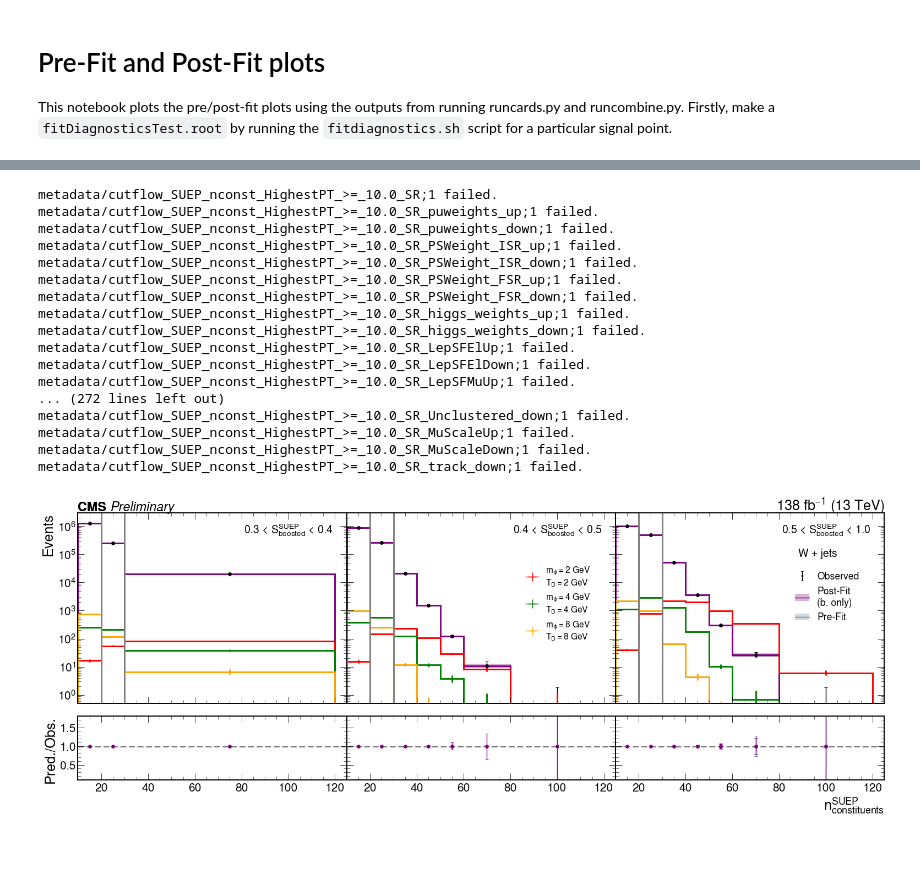
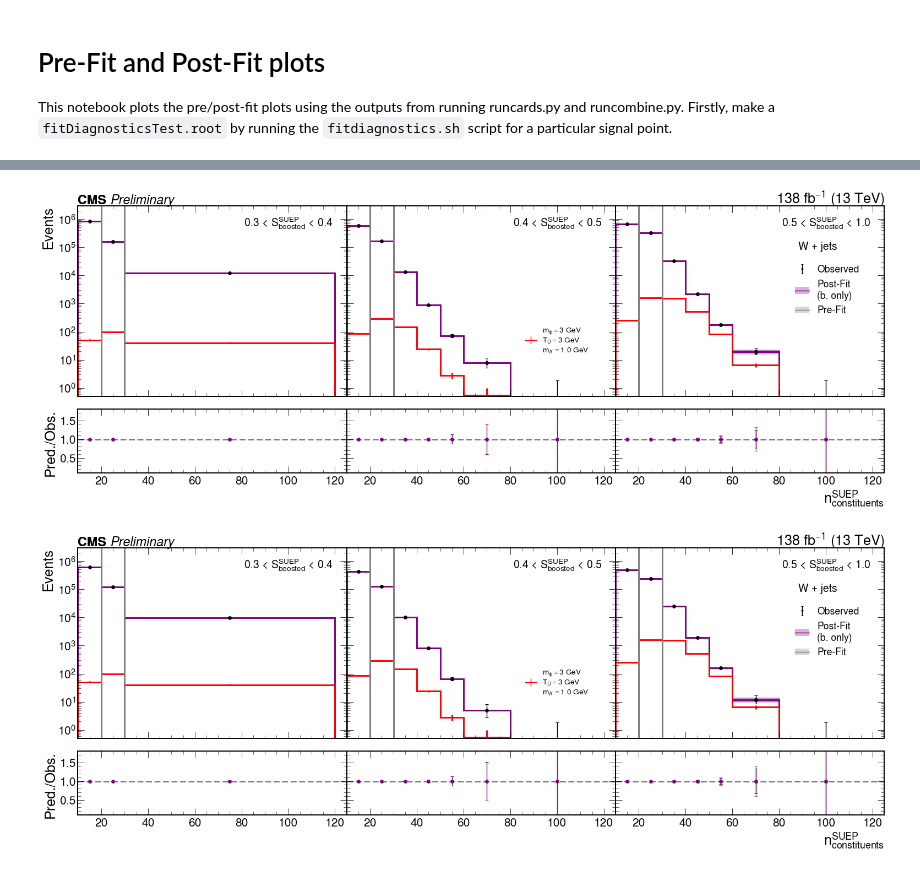
Before and after one commit to SUEPPhysics/SUEPLimits, a Jupyter notebook: notebook_tools/wh_prefit_postfit.ipynb, the cells around one changed output, grey strips where cells are left out. Saved outputs shown, nothing was run; the diff lists cells and outputs as text; code cells hidden in the pictures.

```diff
--- a/notebook_tools/wh_prefit_postfit.ipynb
+++ b/notebook_tools/wh_prefit_postfit.ipynb
@@ -24,9 +25,9 @@ plt.style.use(hep.style.CMS)
 hep.style.use("CMS")
 # %%
 AN_label = "/home/submit/"+os.environ['USER']+"/SUEP/AN-23-183/images/{}.pdf"
-save_to_AN = True
+save_to_AN = False
 # %%
-filename = "../cards/WH_11_24_combinedEras/cards-SUEP_mS125.000_mPhi3.000_T3.000_modegeneric/fitDiagnosticsTest.root"  # replace with your actual ROOT file path
+filename = "../cards/WH_12_31_byLepton/cards-SUEP_mS125.000_mPhi3.000_T3.000_modegeneric/fitDiagnosticsTest.root"  # replace with your actual ROOT file path
 file = uproot.open(filename)
 # %%
 def compute_poisson_interval(values, confidence=0.6827):
@@ -359,6 +355,9 @@ bins = [
 ]
 regions = ['WJHS']
 
+# temp: maybe we should change the region name
+bins = ["mu"+b for b in bins] + ["e"+b for b in bins]
+
 payload, payload_err = read_post_fit_file(file, bins, years, regions)
 payload
 # %% [output]
@@ -402,6 +401,6 @@ payload_err
 # %%
-WJHS_plot_objs = create_plot_objects(payload['WJHS'], payload_err['WJHS'])
-WJHSfig, WJHSaxs, WJHSaxrs = make_postfit(WJHS_plot_objs, region='WJHS', add_signals=True)
+WJHS_plot_objs = create_plot_objects(payload['WJHS'], payload_err['WJHS'], lepton='mu')
+WJHSfig, WJHSaxs, WJHSaxrs = make_postfit(WJHS_plot_objs, region='WJHS', signals=[(3, 3, 'generic')])
 WJHSaxs[2].text(0.68, 0.77, 'W + jets',
             fontsize=20, transform=WJHSaxs[2].transAxes)
 cms = WJHSaxs[0].text(
@@ -417,52 +416,66 @@ simulation = WJHSaxs[0].text(
     horizontalalignment='left'
 )
 if save_to_AN: WJHSfig.savefig(AN_label.format('prepostfit'))
+
+WJHS_plot_objs = create_plot_objects(payload['WJHS'], payload_err['WJHS'], lepton='e')
+WJHSfig, WJHSaxs, WJHSaxrs = make_postfit(WJHS_plot_objs, region='WJHS', signals=[(3, 3, 'generic')])
+WJHSaxs[2].text(0.68, 0.77, 'W + jets',
+            fontsize=20, transform=WJHSaxs[2].transAxes)
+cms = WJHSaxs[0].text(
+    0.0, 1.01, u"CMS ",
+    fontsize=24, fontweight='bold',
+    transform=WJHSaxs[0].transAxes,
+    horizontalalignment='left'
+)
+simulation = WJHSaxs[0].text(
+    0.12, 1.01, u"Preliminary",
+    fontsize=24, fontstyle='italic',
+    transform=WJHSaxs[0].transAxes,
+    horizontalalignment='left'
+)
+if save_to_AN: WJHSfig.savefig(AN_label.format('prepostfit'))
+
 # WJLS_plot_objs = create_plot_objects(payload['WJLS'], payload_err['WJLS'])
 # WJLSfig, WJLSaxs, WJLSaxrs = make_postfit(WJLS_plot_objs, region='WJLS')
 # WJLSaxrs[2].text(0.68, 0.77, 'W + jets',
 #             fontsize=20, transform=WJLSaxrs[2].transAxes)
 # cms = WJLSaxs[0].text(
 #     0.0, 1.01, u"CMS ",
 #     fontsize=24, fontweight='bold',
 #     transform=WJLSaxs[0].transAxes,
 #     horizontalalignment='left'
 # )
 # GJLS_plot_objs = create_plot_objects(payload['GJLS'], payload_err['GJLS'])
 # GJLSfig, GJLSaxs, GJLSaxrs = make_postfit(GJLS_plot_objs, region='GJLS')
 # GJLSaxs[2].text(0.68, 0.77, '$\gamma$ + jets',
 #             fontsize=20, transform=GJLSaxs[2].transAxes)
 # cms = GJLSaxs[0].text(
 #     0.0, 1.01, u"CMS ",
 #     fontsize=24, fontweight='bold',
 #     transform=GJLSaxs[0].transAxes,
 #     horizontalalignment='left'
 # )
 # GJHS_plot_objs = create_plot_objects(payload['GJHS'], payload_err['GJHS'])
-# GJHSfig, GJHSaxs, GJHSaxrs = make_postfit(GJHS_plot_objs, region='GJHS')
+# GJHSfig, GJHSaxs, GJHSaxrs = make_postfit(
+#     GJHS_plot_objs, region='GJHS',
+#     signals=[(2, 2, 'generic'), (4, 4, 'generic'), (8, 8, 'generic')]
+# )
 # GJHSaxs[2].text(0.68, 0.77, '$\gamma$ + jets',
 #             fontsize=20, transform=GJHSaxs[2].transAxes)
 # cms = GJHSaxs[0].text(
 #     0.0, 1.01, u"CMS ",
 #     fontsize=24, fontweight='bold',
 #     transform=GJHSaxs[0].transAxes,
 #     horizontalalignment='left'
 # )
+# _ = GJHSaxs[0].set_ylim(5e-1, 1e8)
+# _ = GJHSaxs[1].set_ylim(5e-1, 1e8)
+# _ = GJHSaxs[2].set_ylim(5e-1, 1e8)
+# _ = GJHSaxrs[0].set_ylim(0.5, 1.3)
+# _ = GJHSaxrs[1].set_ylim(0.5, 1.3)
+# _ = GJHSaxrs[2].set_ylim(0.5, 1.3)
+
+# if save_to_AN: GJHSfig.savefig(AN_label.format('VRGJ_prepostfit'))
 # %% [output]
-metadata/cutflow_SUEP_nconst_HighestPT_>=_10.0_SR;1 failed.
-metadata/cutflow_SUEP_nconst_HighestPT_>=_10.0_SR_puweights_up;1 failed.
-metadata/cutflow_SUEP_nconst_HighestPT_>=_10.0_SR_puweights_down;1 failed.
-metadata/cutflow_SUEP_nconst_HighestPT_>=_10.0_SR_PSWeight_ISR_up;1 failed.
-metadata/cutflow_SUEP_nconst_HighestPT_>=_10.0_SR_PSWeight_ISR_down;1 failed.
-metadata/cutflow_SUEP_nconst_HighestPT_>=_10.0_SR_PSWeight_FSR_up;1 failed.
-metadata/cutflow_SUEP_nconst_HighestPT_>=_10.0_SR_PSWeight_FSR_down;1 failed.
-metadata/cutflow_SUEP_nconst_HighestPT_>=_10.0_SR_higgs_weights_up;1 failed.
-metadata/cutflow_SUEP_nconst_HighestPT_>=_10.0_SR_higgs_weights_down;1 failed.
-metadata/cutflow_SUEP_nconst_HighestPT_>=_10.0_SR_LepSFElUp;1 failed.
-metadata/cutflow_SUEP_nconst_HighestPT_>=_10.0_SR_LepSFElDown;1 failed.
-metadata/cutflow_SUEP_nconst_HighestPT_>=_10.0_SR_LepSFMuUp;1 failed.
-... (272 lines left out)
-metadata/cutflow_SUEP_nconst_HighestPT_>=_10.0_SR_Unclustered_down;1 failed.
-metadata/cutflow_SUEP_nconst_HighestPT_>=_10.0_SR_MuScaleUp;1 failed.
-metadata/cutflow_SUEP_nconst_HighestPT_>=_10.0_SR_MuScaleDown;1 failed.
-metadata/cutflow_SUEP_nconst_HighestPT_>=_10.0_SR_track_down;1 failed.
-[figure, old version]
+[figure, new version]
+[figure, added]
```
Also changed, not shown: parts of 4 cells of this notebook, 13 other files.
